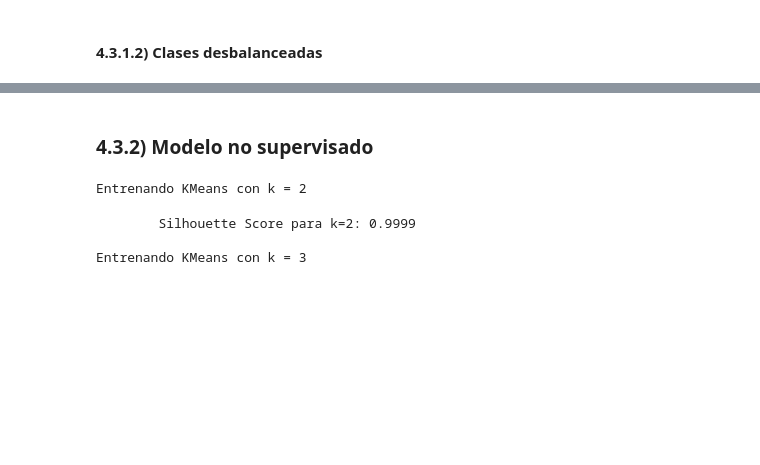
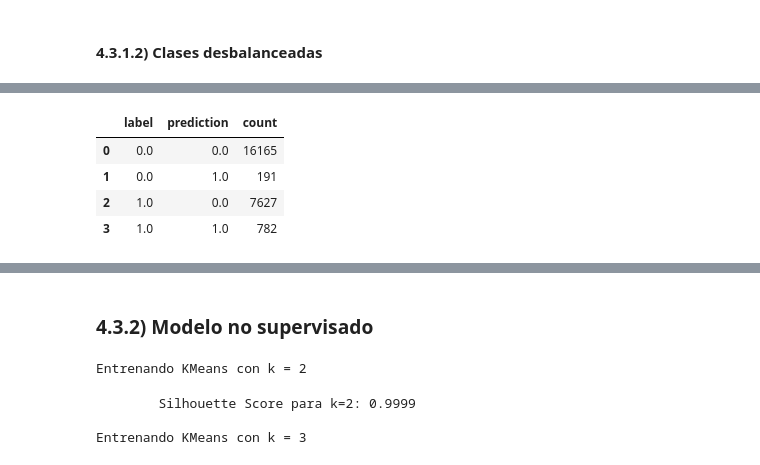
Before and after one commit to AlejandroDiaz10/Proyecto-Big-Data-PySpark, a Jupyter notebook: Actividad 4 | Métricas de calidad de resultados/Actividad4_MetricasCalidadResultados_A01276769.ipynb, the cells around one changed output, grey strips where cells are left out. Saved outputs shown, nothing was run; the diff lists cells and outputs as text; code cells hidden in the pictures; blank space fills up the shorter version.

```diff
--- a/Actividad 4 | Métricas de calidad de resultados/Actividad4_MetricasCalidadResultados_A01276769.ipynb
+++ b/Actividad 4 | Métricas de calidad de resultados/Actividad4_MetricasCalidadResultados_A01276769.ipynb
@@ -987,6 +1003,12 @@ Precision: 0.7216261056210438
 Recall: 0.684312537855845
 # %%
 # Obtener matriz de confusión
-confusion_matrix = rf_predictions.groupBy("label", "prediction").count().orderBy("label", "prediction")
+confusion_matrix = rf_predictions_unbalanced.groupBy("label", "prediction").count().orderBy("label", "prediction")
 confusion_pdf = confusion_matrix.toPandas()
 display(confusion_pdf)
+# %% [output]
+|  | label | prediction | count |
+| 0 | 0.0 | 0.0 | 16165 |
+| 1 | 0.0 | 1.0 | 191 |
+| 2 | 1.0 | 0.0 | 7627 |
+| 3 | 1.0 | 1.0 | 782 |
```
Also changed, not shown: parts of 20 cells of this notebook.
